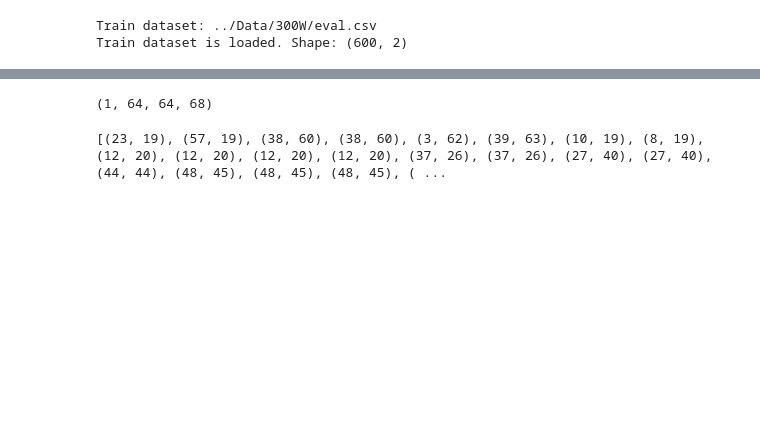
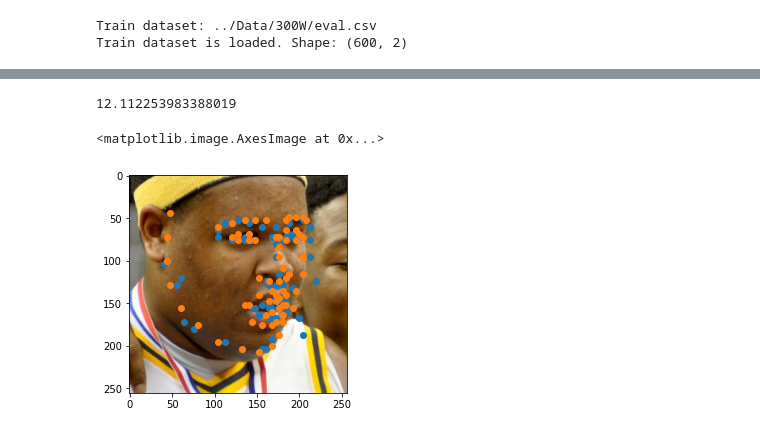
Before and after one commit to Koowater/Facial-Landmark-Detector, a Jupyter notebook: eval.ipynb, the cells around one changed output, grey strips where cells are left out. Drawn from its saved outputs; the diff is of its cells as text; code cells hidden in the pictures; blank space fills up the shorter version.

Commit message:
Training and evaluation is added.

```diff
--- a/eval.ipynb
+++ b/eval.ipynb
@@ -44,9 +37,0 @@ for a in generator:
-# %%
-for image, landmarks, center, scale in generator:
-    image = np.array([image])
-    heatmaps = model.predict(image)
-    break
-# %%
-print(heatmaps.shape)
-# %% [output]
-(1, 64, 64, 68)
@@ -57,4 +38,19 @@ landmarks = parse_heatmaps(heatmaps)
-# %%
-print(landmarks)
-# %% [output]
-[(23, 19), (57, 19), (38, 60), (38, 60), (3, 62), (39, 63), (10, 19), (8, 19), (12, 20), (12, 20), (12, 20), (12, 20), (37, 26), (37, 26), (27, 40), (27, 40), (44, 44), (48, 45), (48, 45), (48, 45), ( ...
+# %%
+error = 0.
+for img, kps, center, scale in tqdm(generator, desc='Evaluation'):
+    pred = model.predict(np.array([img]))[0]
+    kps = kps * 256 / 64
+    pred_kps = eval.parse_heatmap(pred) * 256 / 64
+    error += eval.l2_distance(pred_kps, kps)
+    # break
+error = error / 600
+print(error)
+# %% [output]
+12.112253983388019
+# %%
+plt.scatter(pred_kps[:,0], pred_kps[:,1])
+plt.scatter(kps[:,0], kps[:,1])
+plt.imshow(img)
+# %% [output]
+<matplotlib.image.AxesImage at 0x...>
+[figure, added]
```
Also changed, not shown: parts of 10 cells of this notebook, 3 other files.
